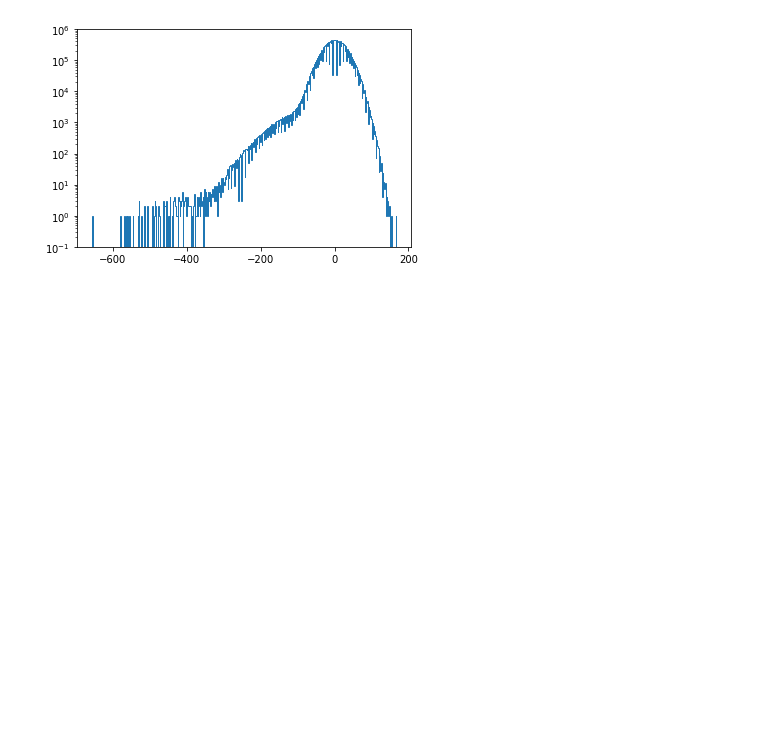
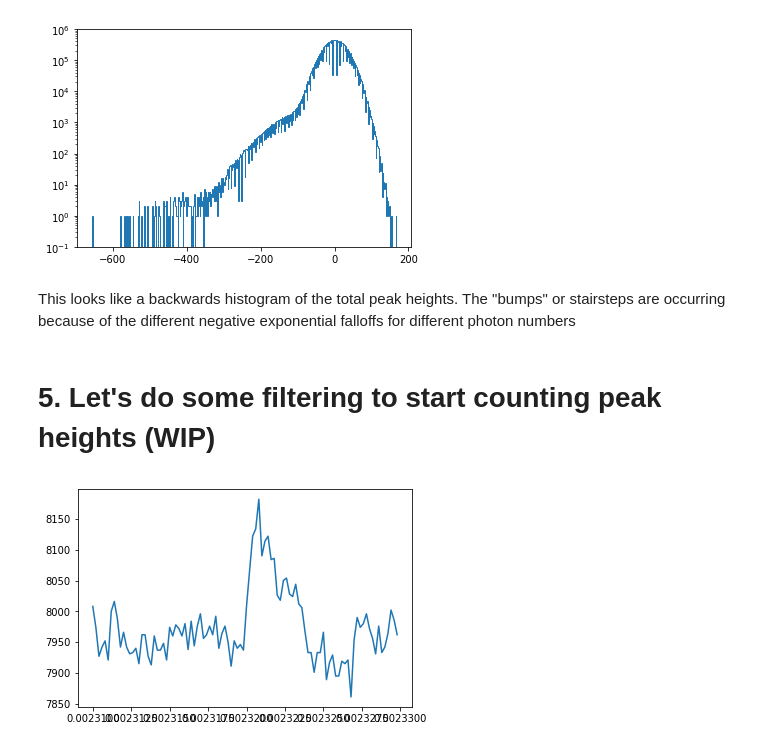
Before and after one commit to syedm101/photon-counting, a Jupyter notebook: Heralding Ratio.ipynb, the cells around one changed output. Cells and saved outputs as stored; diff of their text form; code cells hidden in the pictures; blank space fills up the shorter version.

Commit message:
added peak height analysis

```diff
--- a/Heralding Ratio.ipynb
+++ b/Heralding Ratio.ipynb
@@ -54,3 +54,16 @@ plt.hist(y2,bins=500,log=True,histtype='step')
 plt.show()
 # %% [output]
 [figure]
+# %% [markdown]
+This looks like a backwards histogram of the total peak heights. The "bumps" or stairsteps are occurring because of the different negative exponential falloffs for different photon numbers
+# %% [markdown]
+# 5. Let's do some filtering to start counting peak heights (WIP)
+# %%
+xs1p = x1[11550:11650]
+ys1p = y1[11550:11650]
+plt.plot(xs1p,ys1p)
+plt.show()
+
+# scipy.ndimage.filters.maximum_filter1d
+# %% [output]
+[figure, added]
```
Also changed, not shown: parts of 22 cells of this notebook.
